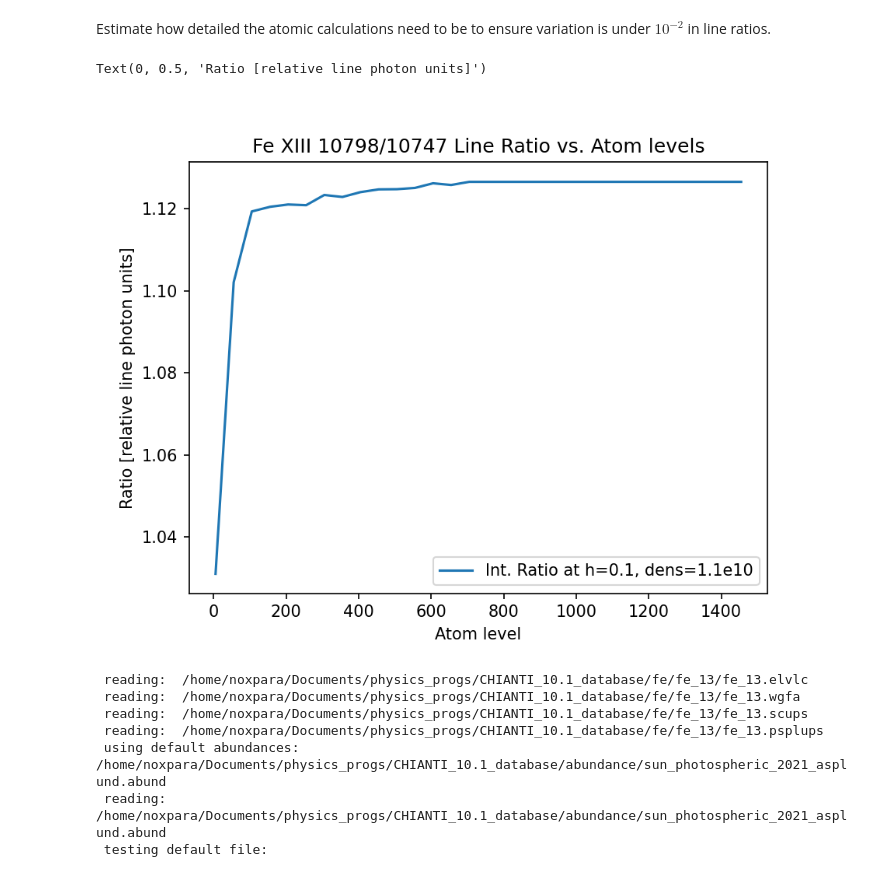
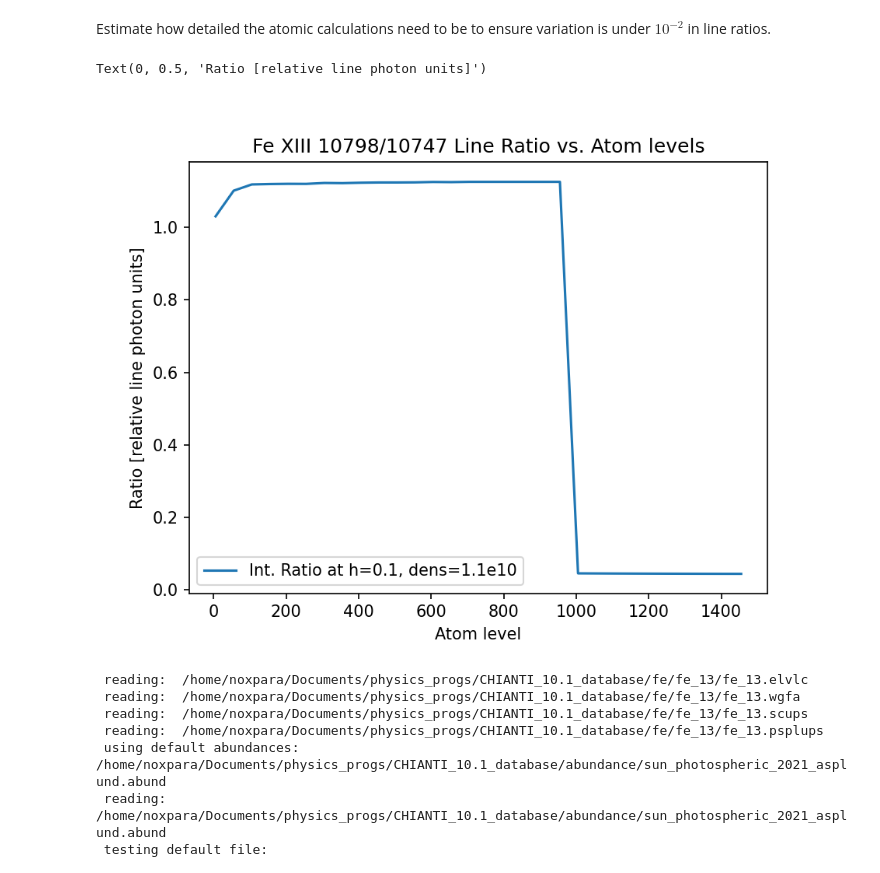
Before and after one commit to arparaschiv/FeXIII-coronal-density, a Jupyter notebook: PyCELP_generate_lookup.ipynb, the cells around one changed output. Drawn from its saved outputs; the diff is of its cells as text; code cells hidden in the pictures.

```diff
--- a/PyCELP_generate_lookup.ipynb
+++ b/PyCELP_generate_lookup.ipynb
@@ -31,7 +35,7 @@ import pickle
 from tqdm import tqdm
 os.environ["XUVTOP"] = '/home/noxpara/Documents/physics_progs/CHIANTI_10.1_database/' ## If you havent already set the environment variable XUVTOP for the location of the database, set it here
 # %%
-la   = 300          ### Number of levels to include when doing the statistical equiblibrium and radiative transfer equations.
+la   = 800          ### Number of levels to include when doing the statistical equiblibrium and radiative transfer equations. The database has ~750 levels. Anything above 400 levels shoudl be enough.
 fe13 = pycelp.Ion('fe_13',nlevels = la)
 ## some useful prints of the Ion parameters extracted from the database
 #print("\n",fe13,"\n")                ## show extracted ion spacifications
@@ -141,7 +147,7 @@ Text(0, 0.5, 'Ratio [relative line photon units]')
 # %% [markdown]
 Estimate how detailed the atomic calculations need to be to ensure variation is under $10^{-2}$ in line ratios.
 # %%
-for d,dd in enumerate(range(5,10005,50)):
+for d,dd in enumerate(range(5,1005,25)):
     fe13 = pycelp.Ion('fe_13',nlevels = dd)
     fe13.calc_rho_sym(densities[100],electron_temperature, 0.1, thetaBlocal, include_limbdark=True, include_protons=True)
     ln1 = fe13.get_emissionLine(10747.)
@@ -150,17 +156,17 @@ for d,dd in enumerate(range(5,10005,50)):
     intensities[1,d,6] = ln2.calc_Iemiss()[0]
 # %%
 plt.figure()
-plt.plot(range(5,1505,50),intensities[1,:30,6] / intensities[0,:30,6]  ,label = r'Int. Ratio at h=0.1, dens=1.1e10')
+plt.plot(range(5,1005,25),intensities[1,:40,6] / intensities[0,:40,6]  ,label = r'Int. Ratio at h=0.1, dens=1.1e10')
 plt.legend()
 plt.xlabel('Atom level')
 plt.title('Fe XIII 10798/10747 Line Ratio vs. Atom levels')
 plt.ylabel('Ratio [relative line photon units]')
 #plt.xscale("log")
 
 #### From this plot, 300 levels appears a good middleground for calculation complexity.
 # %% [output]
 Text(0, 0.5, 'Ratio [relative line photon units]')
-[figure, old version]
+[figure, new version]
 # %%
 ### plot multiple curves
 densities   = 10.**np.linspace(6.,12,120)     ## array of densities to be probed. This gives roughly 10 density samples for each order of magnitude in the logarithmic density space spanning 10^6-10^12 electrons.
```
Also changed, not shown: parts of 8 cells of this notebook, 4 other files.
